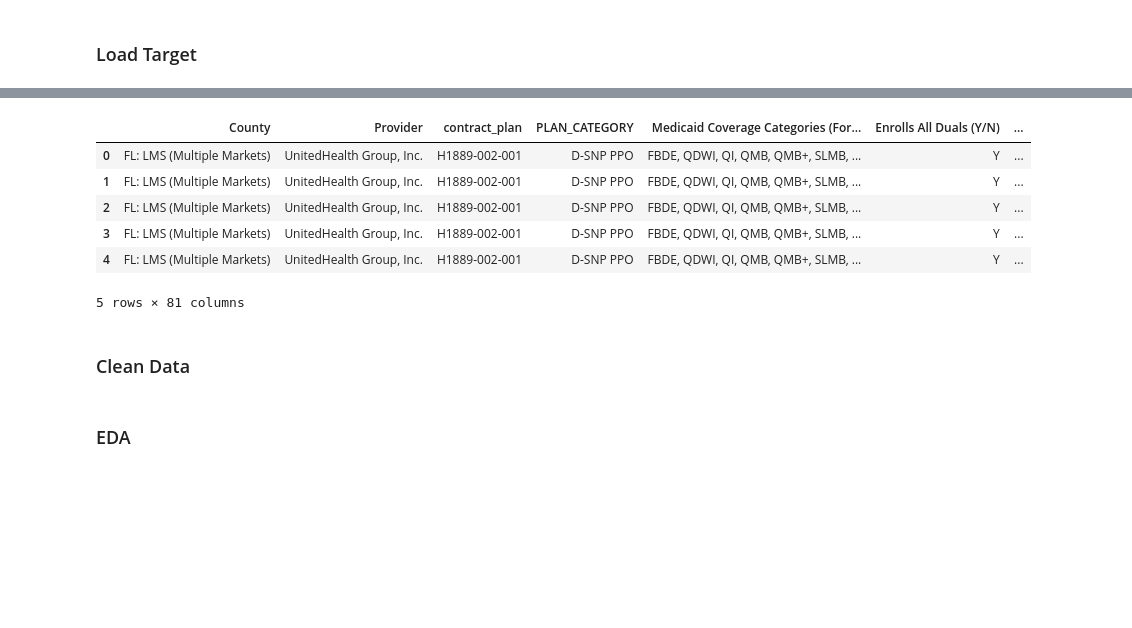
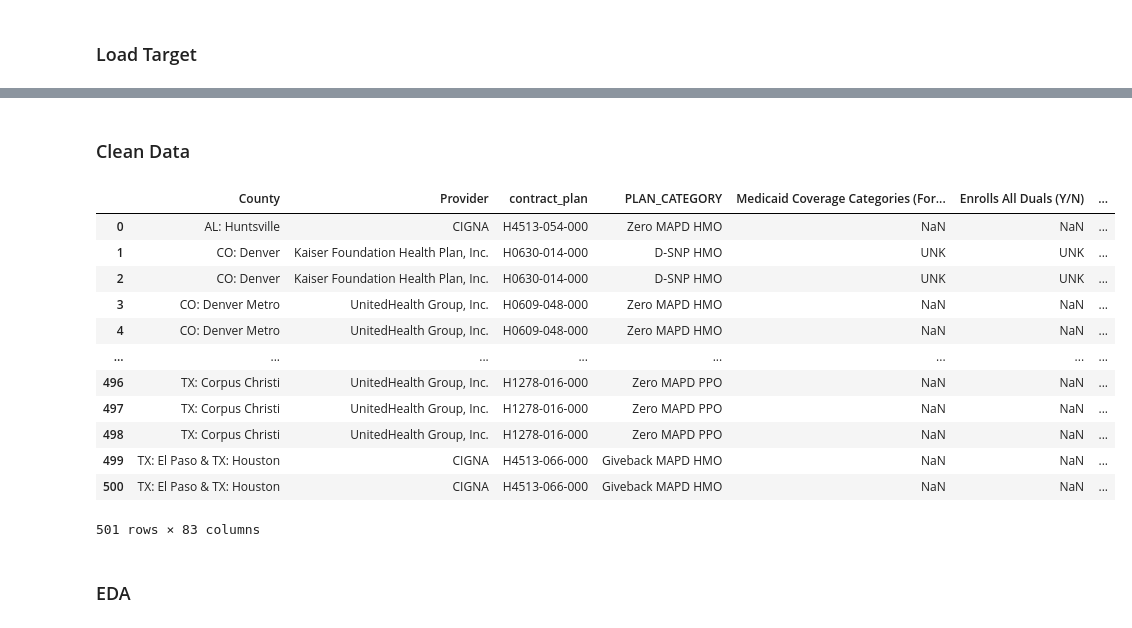
Before and after one commit to britt-regan/health-plan-comparison, a Jupyter notebook: text_preprocessing.ipynb, the cells around one changed output, grey strips where cells are left out. Drawn from its saved outputs; the diff is of its cells as text; code cells hidden in the pictures; blank space fills up the shorter version.

Commit message:
Code to create initial dataset

```diff
--- a/text_preprocessing.ipynb
+++ b/text_preprocessing.ipynb
@@ -73,0 +82,2 @@ benefits_grid.head()
+# %%
+documents['contract_plan'] = documents.apply(lambda row : find_contract_plan(row['file']), axis = 1)
@@ -74,15 +93,5 @@ benefits_grid.head()
 # %%
-dataset = pd.merge(benefits_grid, documents, on = ['contract_plan'])
+dataset = pd.merge(benefits_grid, documents, how = 'inner', on = ['contract_plan'])
-# %%
-dataset.head()
-# %% [output]
-|  | County | Provider | contract_plan | PLAN_CATEGORY | Medicaid Coverage Categories (For... | Enrolls All Duals (Y/N) | ... |
-| 0 | FL: LMS (Multiple Markets) | UnitedHealth Group, Inc. | H1889-002-001 | D-SNP PPO | FBDE, QDWI, QI, QMB, QMB+, SLMB, ... | Y | ... |
-| 1 | FL: LMS (Multiple Markets) | UnitedHealth Group, Inc. | H1889-002-001 | D-SNP PPO | FBDE, QDWI, QI, QMB, QMB+, SLMB, ... | Y | ... |
-| 2 | FL: LMS (Multiple Markets) | UnitedHealth Group, Inc. | H1889-002-001 | D-SNP PPO | FBDE, QDWI, QI, QMB, QMB+, SLMB, ... | Y | ... |
-| 3 | FL: LMS (Multiple Markets) | UnitedHealth Group, Inc. | H1889-002-001 | D-SNP PPO | FBDE, QDWI, QI, QMB, QMB+, SLMB, ... | Y | ... |
-| 4 | FL: LMS (Multiple Markets) | UnitedHealth Group, Inc. | H1889-002-001 | D-SNP PPO | FBDE, QDWI, QI, QMB, QMB+, SLMB, ... | Y | ... |
-5 rows × 81 columns
 # %% [markdown]
 ### Clean Data
 # %%
@@ -96,6 +105,26 @@ def clean_text(text):
     stop_words = set(stopwords.words('english'))
     tokens = text.split()
     cleaned_words = [word for word in tokens if word not in stop_words]
+
+    return cleaned_words
+# %%
+dataset['text_cleaned'] = dataset.apply(lambda row : clean_text(row['text']), axis = 1)
+# %%
+dataset
+# %% [output]
+|  | County | Provider | contract_plan | PLAN_CATEGORY | Medicaid Coverage Categories (For... | Enrolls All Duals (Y/N) | ... |
+| 0 | AL: Huntsville | CIGNA | H4513-054-000 | Zero MAPD HMO | NaN | NaN | ... |
+| 1 | CO: Denver | Kaiser Foundation Health Plan, Inc. | H0630-014-000 | D-SNP HMO | UNK | UNK | ... |
+| 2 | CO: Denver | Kaiser Foundation Health Plan, Inc. | H0630-014-000 | D-SNP HMO | UNK | UNK | ... |
+| 3 | CO: Denver Metro | UnitedHealth Group, Inc. | H0609-048-000 | Zero MAPD HMO | NaN | NaN | ... |
+| 4 | CO: Denver Metro | UnitedHealth Group, Inc. | H0609-048-000 | Zero MAPD HMO | NaN | NaN | ... |
+| ... | ... | ... | ... | ... | ... | ... | ... |
+| 496 | TX: Corpus Christi | UnitedHealth Group, Inc. | H1278-016-000 | Zero MAPD PPO | NaN | NaN | ... |
+| 497 | TX: Corpus Christi | UnitedHealth Group, Inc. | H1278-016-000 | Zero MAPD PPO | NaN | NaN | ... |
+| 498 | TX: Corpus Christi | UnitedHealth Group, Inc. | H1278-016-000 | Zero MAPD PPO | NaN | NaN | ... |
+| 499 | TX: El Paso & TX: Houston | CIGNA | H4513-066-000 | Giveback MAPD HMO | NaN | NaN | ... |
+| 500 | TX: El Paso & TX: Houston | CIGNA | H4513-066-000 | Giveback MAPD HMO | NaN | NaN | ... |
+501 rows × 83 columns
 # %%
 dataset_file = open('dataset', 'ab')
 pickle.dump(dataset, dataset_file)
```
Also changed, not shown: parts of 8 cells of this notebook.
